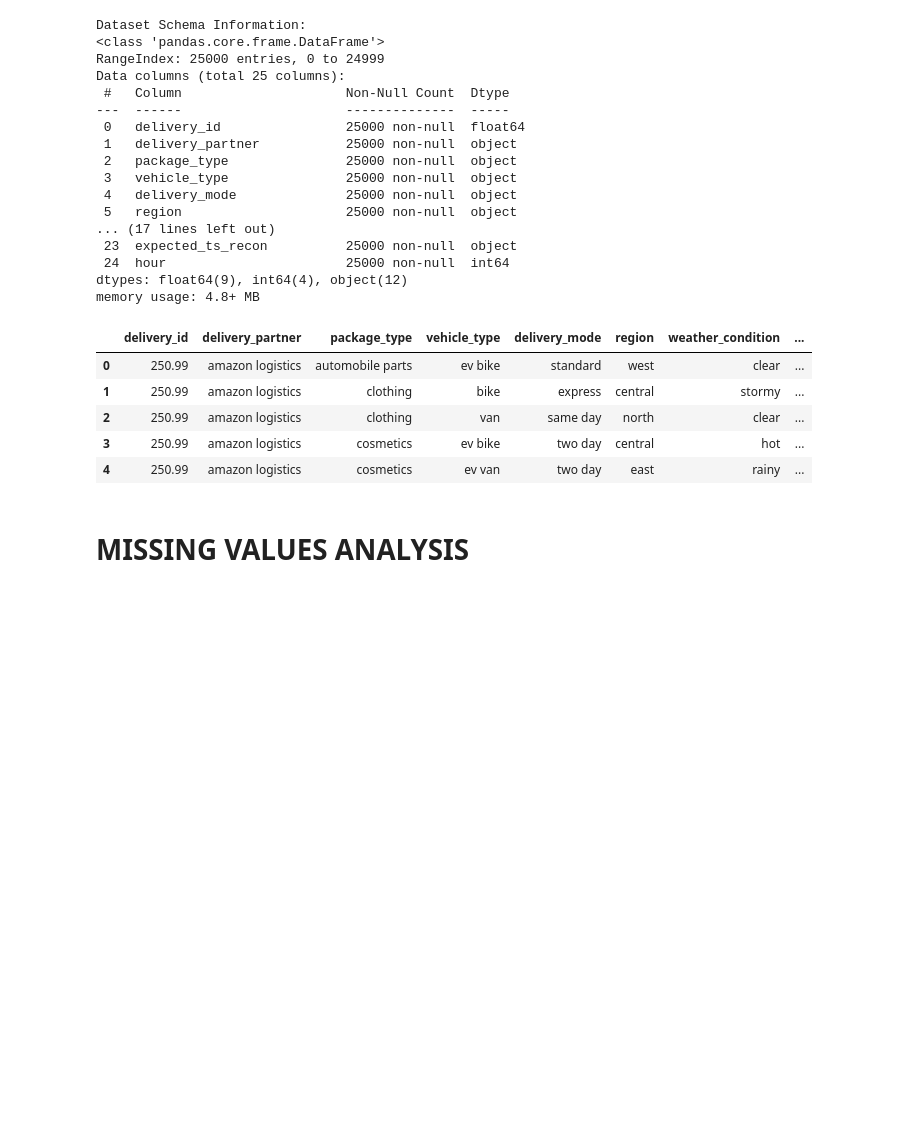
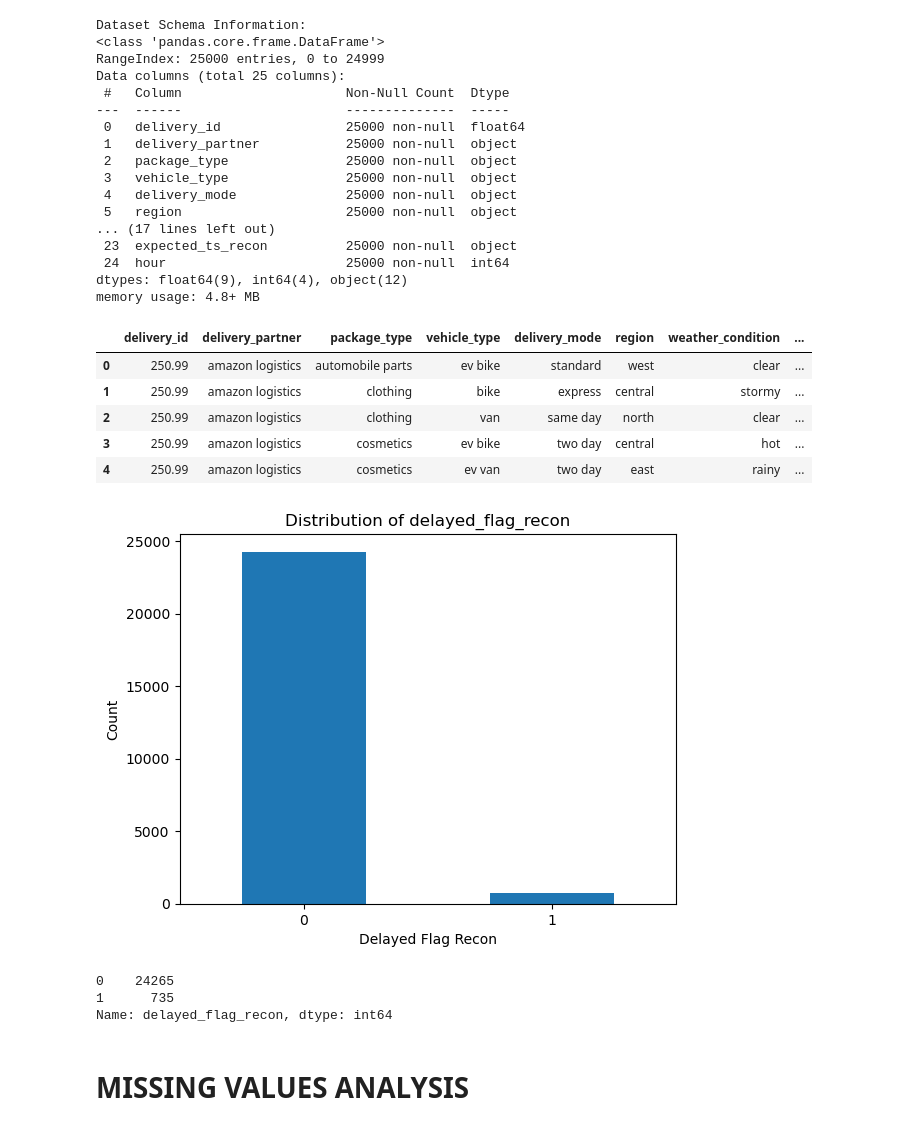
Before and after one commit to SinehaManjary28/ETA-Delay-Prediction, a Jupyter notebook: notebooks/01_eda.ipynb, the cells around one changed output. Saved outputs shown, nothing was run; the diff lists cells and outputs as text; code cells hidden in the pictures; blank space fills up the shorter version.

Commit message:
Plotting for Delayed_flag

```diff
--- a/notebooks/01_eda.ipynb
+++ b/notebooks/01_eda.ipynb
@@ -116,6 +113,29 @@ df.head()
 | 2 | 250.99 | amazon logistics | clothing | van | same day | north | clear | ... |
 | 3 | 250.99 | amazon logistics | cosmetics | ev bike | two day | central | hot | ... |
 | 4 | 250.99 | amazon logistics | cosmetics | ev van | two day | east | rainy | ... |
+# %%
+import matplotlib.pyplot as plt
+
+# Count values
+counts = df['delayed_flag_recon'].value_counts()
+
+# Plot
+plt.figure()
+counts.plot(kind='bar')
+
+plt.xlabel('Delayed Flag Recon')
+plt.ylabel('Count')
+plt.title('Distribution of delayed_flag_recon')
+plt.xticks(rotation=0)
+plt.show()
+# %% [output]
+[figure, added]
+# %%
+df['delayed_flag_recon'].value_counts()
+# %% [output]
+0    24265
+1      735
+Name: delayed_flag_recon, dtype: int64
 # %% [markdown]
 # **MISSING VALUES ANALYSIS**
 # %%
```
Also changed, not shown: parts of 2 cells of this notebook.
